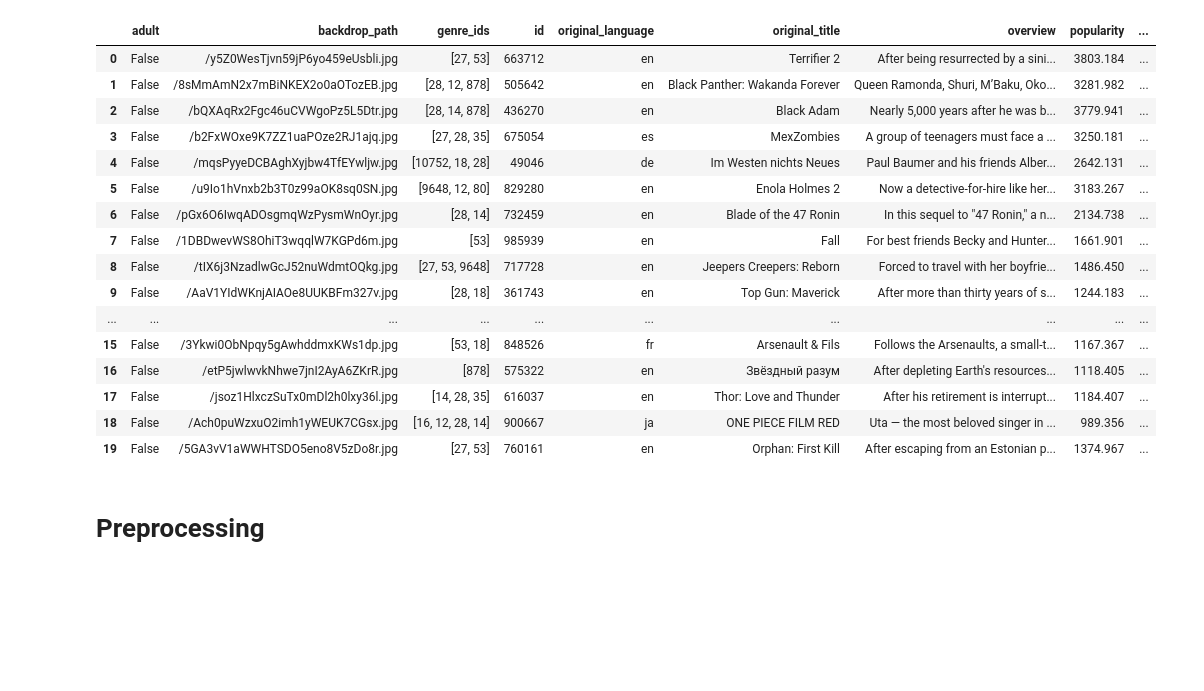
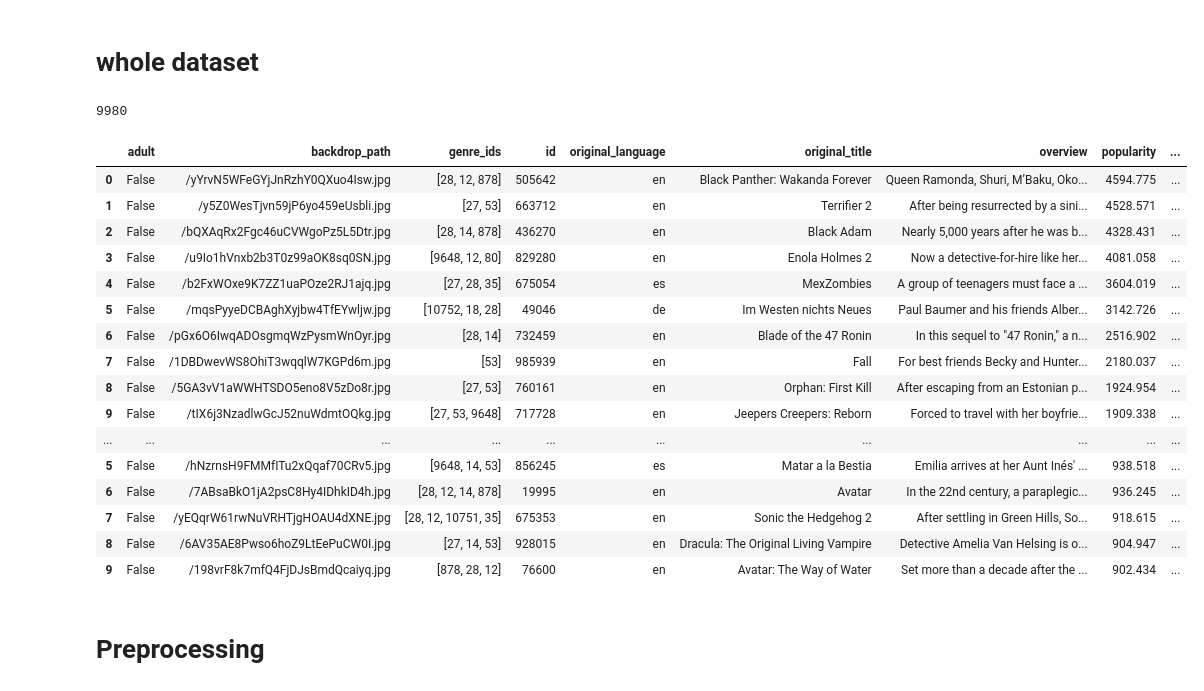
Before and after one commit to YounSooKimTech/NLP_teamproject, a Jupyter notebook: IMDB_dataset.ipynb, the cells around one changed output. Saved outputs shown, nothing was run; the diff lists cells and outputs as text; code cells hidden in the pictures; blank space fills up the shorter version.

```diff
--- a/IMDB_dataset.ipynb
+++ b/IMDB_dataset.ipynb
@@ -22,0 +32,5 @@ len(films)
+# %%
+df = films[["title", "overview"]]
+df["text"] = df["title"] + df["overview"]
+df["text"] = df["text"].str.lower()
+df.head()
@@ -22,0 +54,8 @@ len(films)
+# %%
+# tokenization
+import spacy
+
+nlp = spacy.load("en_core_web_sm")
+
+df["tokens"] = df["text"].apply(lambda x: [t.text for t in nlp.tokenizer(x)])
+df.head(2)
@@ -23,23 +70,42 @@ len(films)
+# %% [markdown]
+# whole dataset
+# %%
+films = response.json()
+films = films['results']
+# create data frame for first page
+films = pd.DataFrame(films)
+# %%
+# Retriving data by looping through 500 pages
+for x in range (2,500,1):
+  response = requests.get('https://api.themoviedb.org/3/discover/movie?api_key=' +  api_key +'&page='+str(x))
+  re = response.json()
+  results = re['results']
+  df = pd.DataFrame(results)
+  films = films.append(df)
+# %%
+len(films)
+# %% [output]
+9980
 # %%
-films
+films.head(50)
 # %% [output]
 |  | adult | backdrop_path | genre_ids | id | original_language | original_title | overview | popularity | ... |
-| 0 | False | /y5Z0WesTjvn59jP6yo459eUsbli.jpg | [27, 53] | 663712 | en | Terrifier 2 | After being resurrected by a sini... | 3803.184 | ... |
-| 1 | False | /8sMmAmN2x7mBiNKEX2o0aOTozEB.jpg | [28, 12, 878] | 505642 | en | Black Panther: Wakanda Forever | Queen Ramonda, Shuri, M’Baku, Oko... | 3281.982 | ... |
-| 2 | False | /bQXAqRx2Fgc46uCVWgoPz5L5Dtr.jpg | [28, 14, 878] | 436270 | en | Black Adam | Nearly 5,000 years after he was b... | 3779.941 | ... |
-| 3 | False | /b2FxWOxe9K7ZZ1uaPOze2RJ1ajq.jpg | [27, 28, 35] | 675054 | es | MexZombies | A group of teenagers must face a ... | 3250.181 | ... |
-| 4 | False | /mqsPyyeDCBAghXyjbw4TfEYwljw.jpg | [10752, 18, 28] | 49046 | de | Im Westen nichts Neues | Paul Baumer and his friends Alber... | 2642.131 | ... |
-| 5 | False | /u9Io1hVnxb2b3T0z99aOK8sq0SN.jpg | [9648, 12, 80] | 829280 | en | Enola Holmes 2 | Now a detective-for-hire like her... | 3183.267 | ... |
-| 6 | False | /pGx6O6IwqADOsgmqWzPysmWnOyr.jpg | [28, 14] | 732459 | en | Blade of the 47 Ronin | In this sequel to "47 Ronin," a n... | 2134.738 | ... |
-| 7 | False | /1DBDwevWS8OhiT3wqqlW7KGPd6m.jpg | [53] | 985939 | en | Fall | For best friends Becky and Hunter... | 1661.901 | ... |
-| 8 | False | /tIX6j3NzadlwGcJ52nuWdmtOQkg.jpg | [27, 53, 9648] | 717728 | en | Jeepers Creepers: Reborn | Forced to travel with her boyfrie... | 1486.450 | ... |
-| 9 | False | /AaV1YIdWKnjAIAOe8UUKBFm327v.jpg | [28, 18] | 361743 | en | Top Gun: Maverick | After more than thirty years of s... | 1244.183 | ... |
+| 0 | False | /yYrvN5WFeGYjJnRzhY0QXuo4Isw.jpg | [28, 12, 878] | 505642 | en | Black Panther: Wakanda Forever | Queen Ramonda, Shuri, M’Baku, Oko... | 4594.775 | ... |
+| 1 | False | /y5Z0WesTjvn59jP6yo459eUsbli.jpg | [27, 53] | 663712 | en | Terrifier 2 | After being resurrected by a sini... | 4528.571 | ... |
+| 2 | False | /bQXAqRx2Fgc46uCVWgoPz5L5Dtr.jpg | [28, 14, 878] | 436270 | en | Black Adam | Nearly 5,000 years after he was b... | 4328.431 | ... |
+| 3 | False | /u9Io1hVnxb2b3T0z99aOK8sq0SN.jpg | [9648, 12, 80] | 829280 | en | Enola Holmes 2 | Now a detective-for-hire like her... | 4081.058 | ... |
+| 4 | False | /b2FxWOxe9K7ZZ1uaPOze2RJ1ajq.jpg | [27, 28, 35] | 675054 | es | MexZombies | A group of teenagers must face a ... | 3604.019 | ... |
+| 5 | False | /mqsPyyeDCBAghXyjbw4TfEYwljw.jpg | [10752, 18, 28] | 49046 | de | Im Westen nichts Neues | Paul Baumer and his friends Alber... | 3142.726 | ... |
+| 6 | False | /pGx6O6IwqADOsgmqWzPysmWnOyr.jpg | [28, 14] | 732459 | en | Blade of the 47 Ronin | In this sequel to "47 Ronin," a n... | 2516.902 | ... |
+| 7 | False | /1DBDwevWS8OhiT3wqqlW7KGPd6m.jpg | [53] | 985939 | en | Fall | For best friends Becky and Hunter... | 2180.037 | ... |
+| 8 | False | /5GA3vV1aWWHTSDO5eno8V5zDo8r.jpg | [27, 53] | 760161 | en | Orphan: First Kill | After escaping from an Estonian p... | 1924.954 | ... |
+| 9 | False | /tIX6j3NzadlwGcJ52nuWdmtOQkg.jpg | [27, 53, 9648] | 717728 | en | Jeepers Creepers: Reborn | Forced to travel with her boyfrie... | 1909.338 | ... |
 | ... | ... | ... | ... | ... | ... | ... | ... | ... | ... |
-| 15 | False | /3Ykwi0ObNpqy5gAwhddmxKWs1dp.jpg | [53, 18] | 848526 | fr | Arsenault & Fils | Follows the Arsenaults, a small-t... | 1167.367 | ... |
-| 16 | False | /etP5jwlwvkNhwe7jnI2AyA6ZKrR.jpg | [878] | 575322 | en | Звёздный разум | After depleting Earth's resources... | 1118.405 | ... |
-| 17 | False | /jsoz1HlxczSuTx0mDl2h0lxy36l.jpg | [14, 28, 35] | 616037 | en | Thor: Love and Thunder | After his retirement is interrupt... | 1184.407 | ... |
-| 18 | False | /Ach0puWzxuO2imh1yWEUK7CGsx.jpg | [16, 12, 28, 14] | 900667 | ja | ONE PIECE FILM RED | Uta — the most beloved singer in ... | 989.356 | ... |
-| 19 | False | /5GA3vV1aWWHTSDO5eno8V5zDo8r.jpg | [27, 53] | 760161 | en | Orphan: First Kill | After escaping from an Estonian p... | 1374.967 | ... |
+| 5 | False | /hNzrnsH9FMMfITu2xQqaf70CRv5.jpg | [9648, 14, 53] | 856245 | es | Matar a la Bestia | Emilia arrives at her Aunt Inés' ... | 938.518 | ... |
+| 6 | False | /7ABsaBkO1jA2psC8Hy4IDhkID4h.jpg | [28, 12, 14, 878] | 19995 | en | Avatar | In the 22nd century, a paraplegic... | 936.245 | ... |
+| 7 | False | /yEQqrW61rwNuVRHTjgHOAU4dXNE.jpg | [28, 12, 10751, 35] | 675353 | en | Sonic the Hedgehog 2 | After settling in Green Hills, So... | 918.615 | ... |
+| 8 | False | /6AV35AE8Pwso6hoZ9LtEePuCW0I.jpg | [27, 14, 53] | 928015 | en | Dracula: The Original Living Vampire | Detective Amelia Van Helsing is o... | 904.947 | ... |
+| 9 | False | /198vrF8k7mfQ4FjDJsBmdQcaiyq.jpg | [878, 28, 12] | 76600 | en | Avatar: The Way of Water | Set more than a decade after the ... | 902.434 | ... |
 # %% [markdown]
 # Preprocessing
 # %%
```
Also changed, not shown: parts of 10 cells of this notebook.
